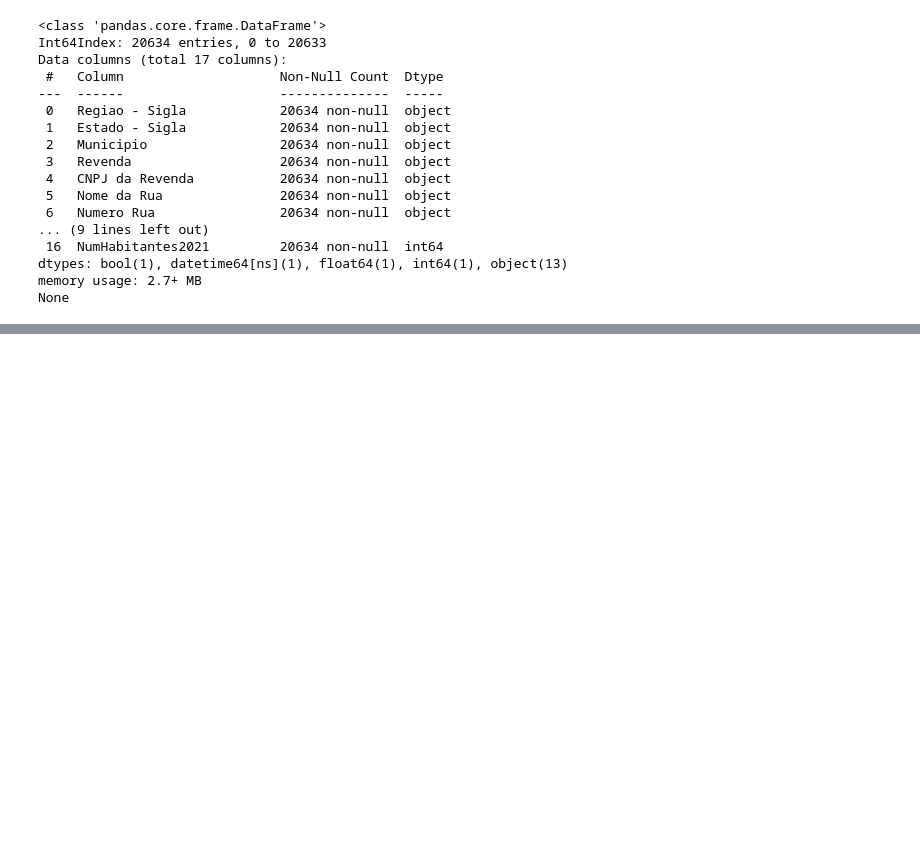
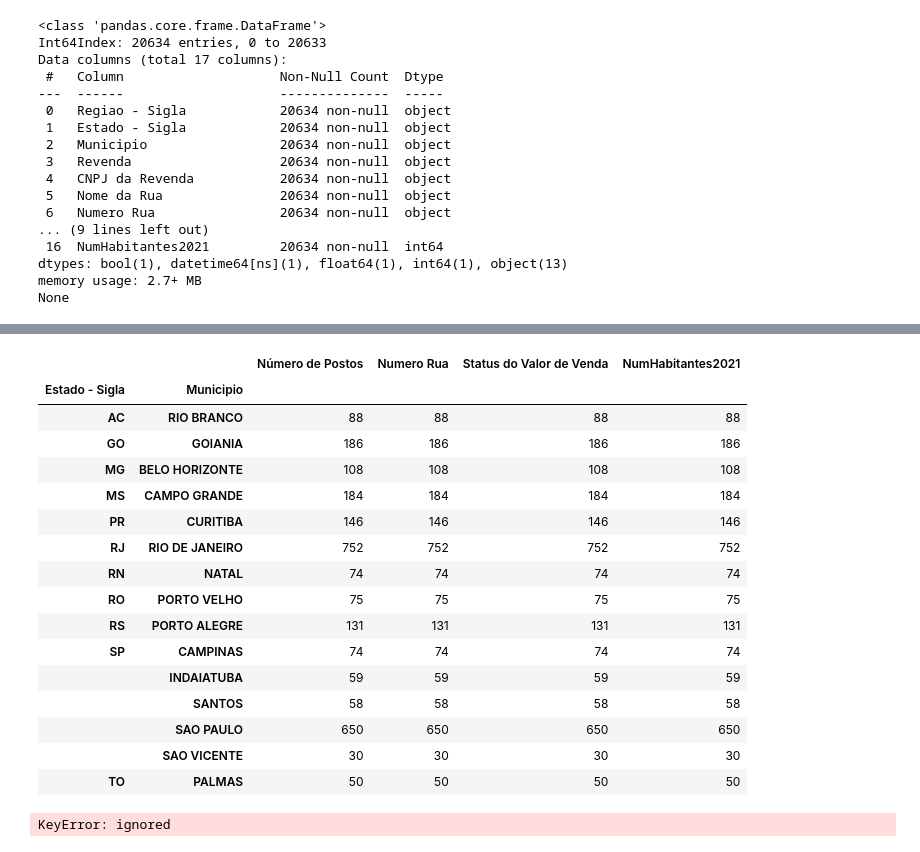
Before and after one commit to eduardoabdalla/curso-pythonpanda-extensao, a Jupyter notebook: Segundo_Exemplo_em_Python_PANDAS.ipynb, the cells around one changed output, grey strips where cells are left out. Saved outputs shown, nothing was run; the diff lists cells and outputs as text; code cells hidden in the pictures; blank space fills up the shorter version.

```diff
--- a/Segundo_Exemplo_em_Python_PANDAS.ipynb
+++ b/Segundo_Exemplo_em_Python_PANDAS.ipynb
@@ -173,3 +173,9 @@ Data columns (total 17 columns):
 dtypes: bool(1), datetime64[ns](1), float64(1), int64(1), object(13)
 memory usage: 2.7+ MB
 None
+# %%
+colunas=['Regiao - Sigla', 'Nome da Rua', 'Bairro', 'Cep', 'Produto', 'Data da Coleta', 'Valor de Venda','Unidade de Medida', 'Bandeira', 'Ativo',]
+
+merge_df.drop(labels=colunas, axis=1, inplace=True)
+
+print(merge_df.info())
@@ -175,0 +214,6 @@ None
+# %%
+# Remover as linhas repetidas
+
+merge_df.drop_duplicates(inplace=True)
+
+display(merge_df.head(100))
@@ -175,0 +234,32 @@ None
+# %%
+# Agrupar e contar quantos postos tem na cidade
+
+postos_por_municipio_df = merge_df.groupby(by=['Estado - Sigla', 'Municipio']).count()
+
+postos_por_municipio_df.drop('CNPJ da Revenda', axis=1, inplace=True)
+
+postos_por_municipio_df.rename(columns={"Revenda":"Número de Postos"}, inplace=True)
+
+display(postos_por_municipio_df)
+# %% [output]
+|  |  | Número de Postos | Numero Rua | Status do Valor de Venda | NumHabitantes2021 |
+| Estado - Sigla | Municipio |  |  |  |  |
+| AC | RIO BRANCO | 88 | 88 | 88 | 88 |
+| GO | GOIANIA | 186 | 186 | 186 | 186 |
+| MG | BELO HORIZONTE | 108 | 108 | 108 | 108 |
+| MS | CAMPO GRANDE | 184 | 184 | 184 | 184 |
+| PR | CURITIBA | 146 | 146 | 146 | 146 |
+| RJ | RIO DE JANEIRO | 752 | 752 | 752 | 752 |
+| RN | NATAL | 74 | 74 | 74 | 74 |
+| RO | PORTO VELHO | 75 | 75 | 75 | 75 |
+| RS | PORTO ALEGRE | 131 | 131 | 131 | 131 |
+| SP | CAMPINAS | 74 | 74 | 74 | 74 |
+|  | INDAIATUBA | 59 | 59 | 59 | 59 |
+|  | SANTOS | 58 | 58 | 58 | 58 |
+|  | SAO PAULO | 650 | 650 | 650 | 650 |
+|  | SAO VICENTE | 30 | 30 | 30 | 30 |
+| TO | PALMAS | 50 | 50 | 50 | 50 |
+# %%
+postos_por_municipio_df['PostosPorHabitante'] = postos_por_municipio_df
+# %% [output]
+KeyError: ignored
```
Also changed, not shown: parts of 3 cells of this notebook.
